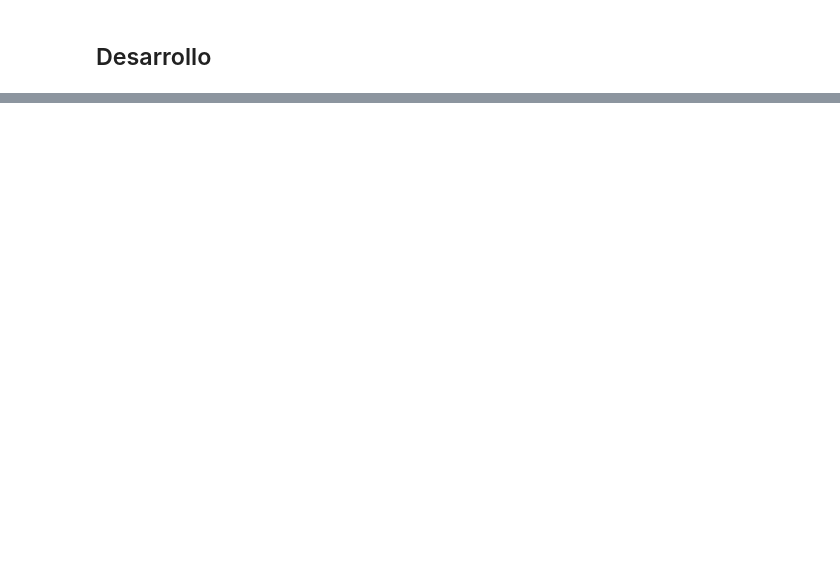
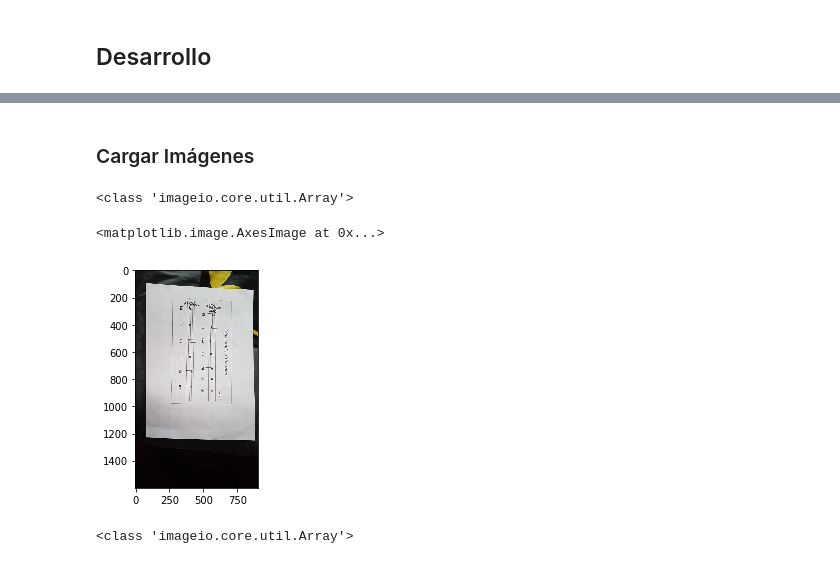
Before and after one commit to Carhuacusma/CC61_PDI_Trabajo_Final, a Jupyter notebook: CC61_PDI_Trabajo_Final.ipynb, the cells around one changed output, grey strips where cells are left out. Drawn from its saved outputs; the diff is of its cells as text; code cells hidden in the pictures; blank space fills up the shorter version.

Commit message:
Avance en Lineas, dataFrame

```diff
--- a/CC61_PDI_Trabajo_Final.ipynb
+++ b/CC61_PDI_Trabajo_Final.ipynb
@@ -24,3 +28,5 @@ from google.colab.patches import cv2_imshow
 #No da error en colab pero no funciona el import {simbolo de exclamcion} pip install scikits.audiolab
 # %%
 #from scikits.audiolab import play
+# %% [markdown]
+### Cargar Imágenes
@@ -26,0 +35,19 @@ from google.colab.patches import cv2_imshow
+# %%
+repo = "Data/"
+# %%
+ruta = "Fotos/mary_hoja.jpg"
+imHoja = io.imread("%s%s"%(repo,ruta))
+print(type(imHoja))
+# %% [output]
+<class 'imageio.core.util.Array'>
+# %%
+plt.imshow(imHoja)
+# %% [output]
+<matplotlib.image.AxesImage at 0x...>
+[figure, added]
+# %%
+ruta = "Ideal/mary_had_a_little_lamb.jpg"
+imIdeal = io.imread("%s%s"%(repo,ruta))
+print(type(imIdeal))
+# %% [output]
+<class 'imageio.core.util.Array'>
```
Also changed, not shown: parts of 35 cells of this notebook.
